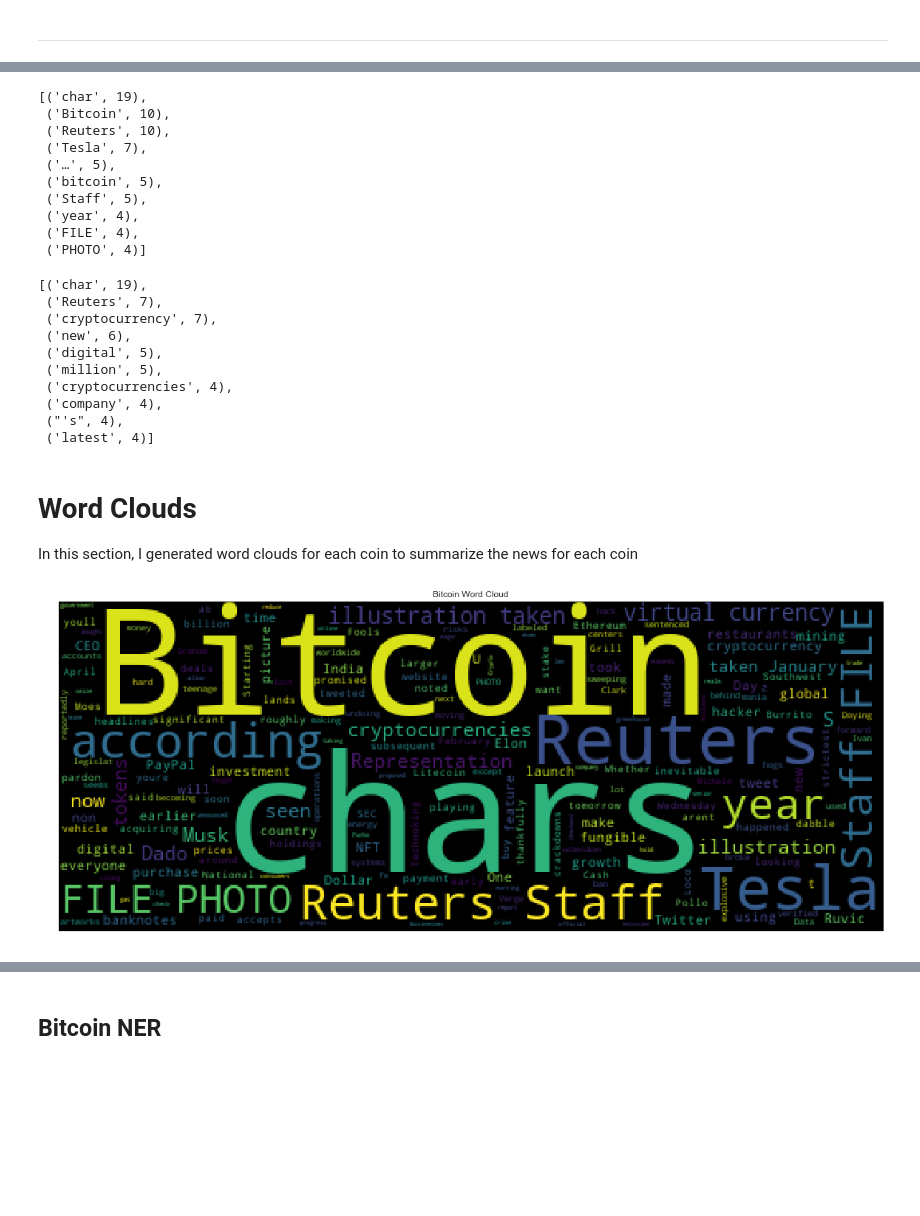
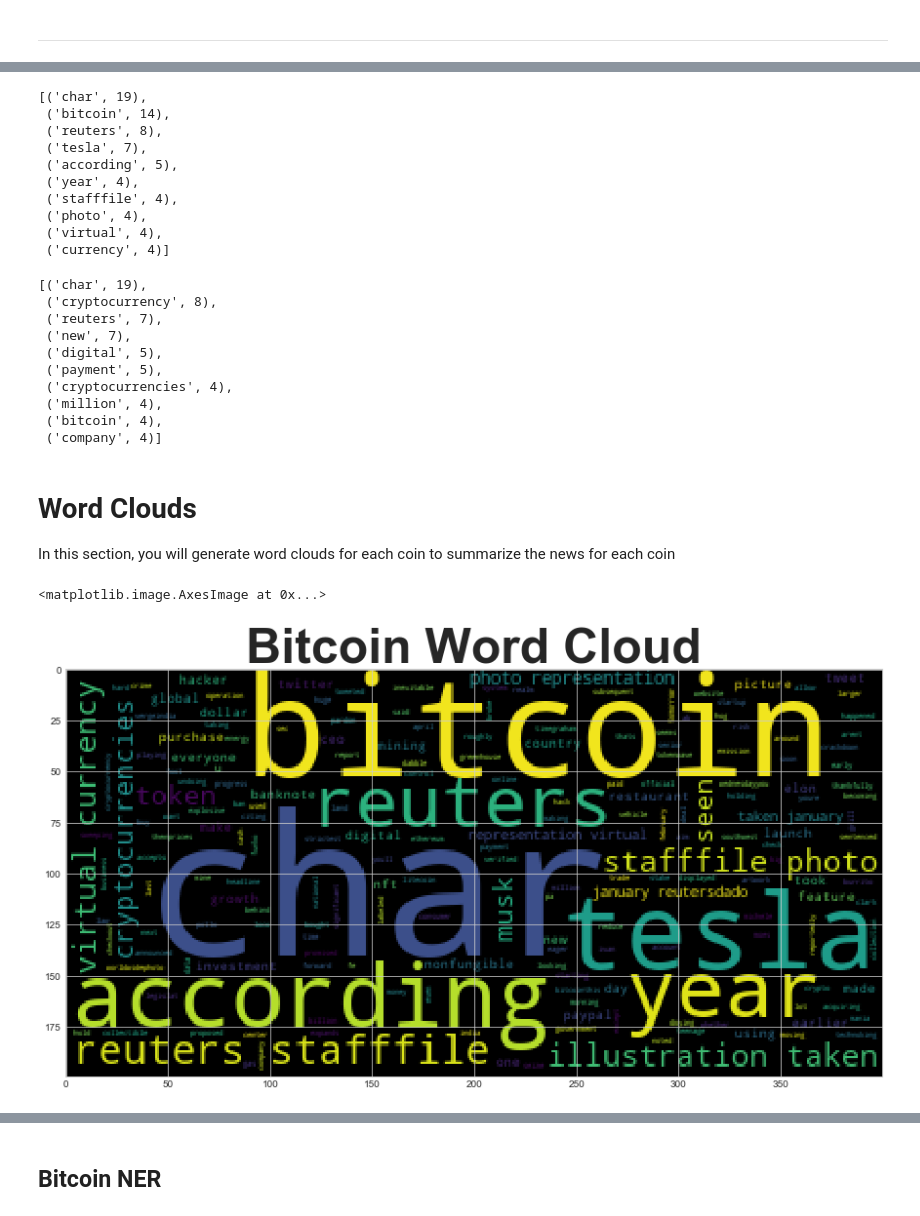
Before and after one commit to havvavural/natural-language-processing, a Jupyter notebook: Analysis/crypto_sentiment.ipynb, the cells around one changed output, grey strips where cells are left out. Cells and saved outputs as stored; diff of their text form; code cells hidden in the pictures; blank space fills up the shorter version.

```diff
--- a/Analysis/crypto_sentiment.ipynb
+++ b/Analysis/crypto_sentiment.ipynb
@@ -266,0 +165,20 @@ eth_df
+# %%
+# Complete the tokenizer function
+def tokenizer(text):
+    """Tokenizes text."""
+    # Remove the punctuation
+    regex = re.compile("[^a-zA-Z0-9 ]")
+    re_clean = regex.sub('', text)
+
+    # Create a list of the words
+    words = word_tokenize(re_clean.lower())
+
+
+    # Convert the words to lowercase
+    words = [word for word in words if word not in sw]
+
+    # Lemmatize Words into root words
+    lem = [lemmatizer.lemmatize(word) for word in words]
+    return lem
+
+tokenizer(btc_sentiment_df.iloc[0]['content'])
@@ -266,0 +203,4 @@ eth_df
+# %%
+# Create a new tokens column for bitcoin
+btc_sentiment_df['tokens'] = btc_sentiment_df['content'].apply(tokenizer)
+btc_sentiment_df
@@ -276,3 +256,12 @@ In this section I looked at the ngrams and word frequency for each coin.
 # %%
 from collections import Counter
 from nltk import ngrams
+# %%
+def get_token(df):
+    tokens = []
+    for i in df['tokens']:
+        tokens.extend(i)
+    return tokens
+
+btc_tokens = get_token(btc_sentiment_df)
+eth_tokens = get_token(eth_sentiment_df)
@@ -313,39 +320,39 @@ def token_count(tokens, N=10):
     return Counter(tokens).most_common(N)
 # %%
 # Get the top 10 words for Bitcoin
-token_count(tokenizer(btc_df["Text"].str.cat()), 10)
+token_count(btc_tokens, 10)
 # %% [output]
 [('char', 19),
- ('Bitcoin', 10),
- ('Reuters', 10),
- ('Tesla', 7),
- ('…', 5),
- ('bitcoin', 5),
- ('Staff', 5),
+ ('bitcoin', 14),
+ ('reuters', 8),
+ ('tesla', 7),
+ ('according', 5),
  ('year', 4),
- ('FILE', 4),
- ('PHOTO', 4)]
+ ('stafffile', 4),
+ ('photo', 4),
+ ('virtual', 4),
+ ('currency', 4)]
 # %%
 # Get the top 10 words for Ethereum
-token_count(tokenizer(eth_df["Text"].str.cat()), 10)
+token_count(eth_tokens, 10)
 # %% [output]
 [('char', 19),
- ('Reuters', 7),
- ('cryptocurrency', 7),
- ('new', 6),
+ ('cryptocurrency', 8),
+ ('reuters', 7),
+ ('new', 7),
  ('digital', 5),
- ('million', 5),
+ ('payment', 5),
  ('cryptocurrencies', 4),
- ('company', 4),
- ("'s", 4),
- ('latest', 4)]
+ ('million', 4),
+ ('bitcoin', 4),
+ ('company', 4)]
 # %% [markdown]
 # Word Clouds
 
-In this section, I generated word clouds for each coin to summarize the news for each coin
+In this section, you will generate word clouds for each coin to summarize the news for each coin
 # %%
 from wordcloud import WordCloud
 import matplotlib.pyplot as plt
 plt.style.use('seaborn-whitegrid')
 import matplotlib as mpl
-mpl.rcParams['figure.figsize'] = [20.0, 10.0]
+mpl.rcParams['figure.figsize'] = [15.0,10.0]
@@ -360,7 +359,10 @@ def wordcloud(text, image_name, title=''):
 # %%
 # Generate the Bitcoin word cloud
-wordcloud(btc_df["Text"].str.cat(), '../Images/btc_word_cloud.png', title='Bitcoin Word Cloud')
+wc = WordCloud().generate(' '.join(btc_tokens))
+plt.title("Bitcoin Word Cloud", fontsize = 50, fontweight = 'bold')
+plt.imshow(wc)
 # %% [output]
+<matplotlib.image.AxesImage at 0x...>
-[figure, old version]
+[figure, new version]
 # %%
 # Generate the Ethereum word cloud
```
Also changed, not shown: parts of 41 cells of this notebook, 4 other files.
